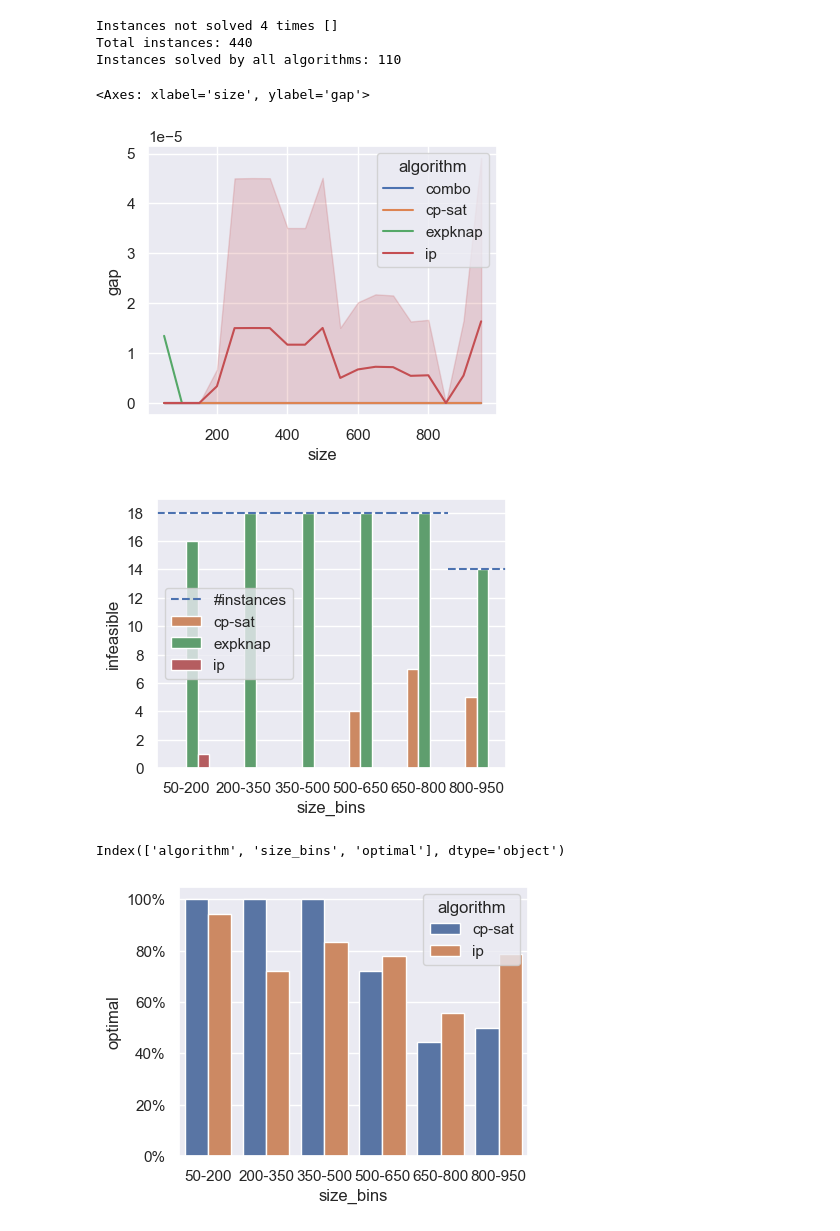
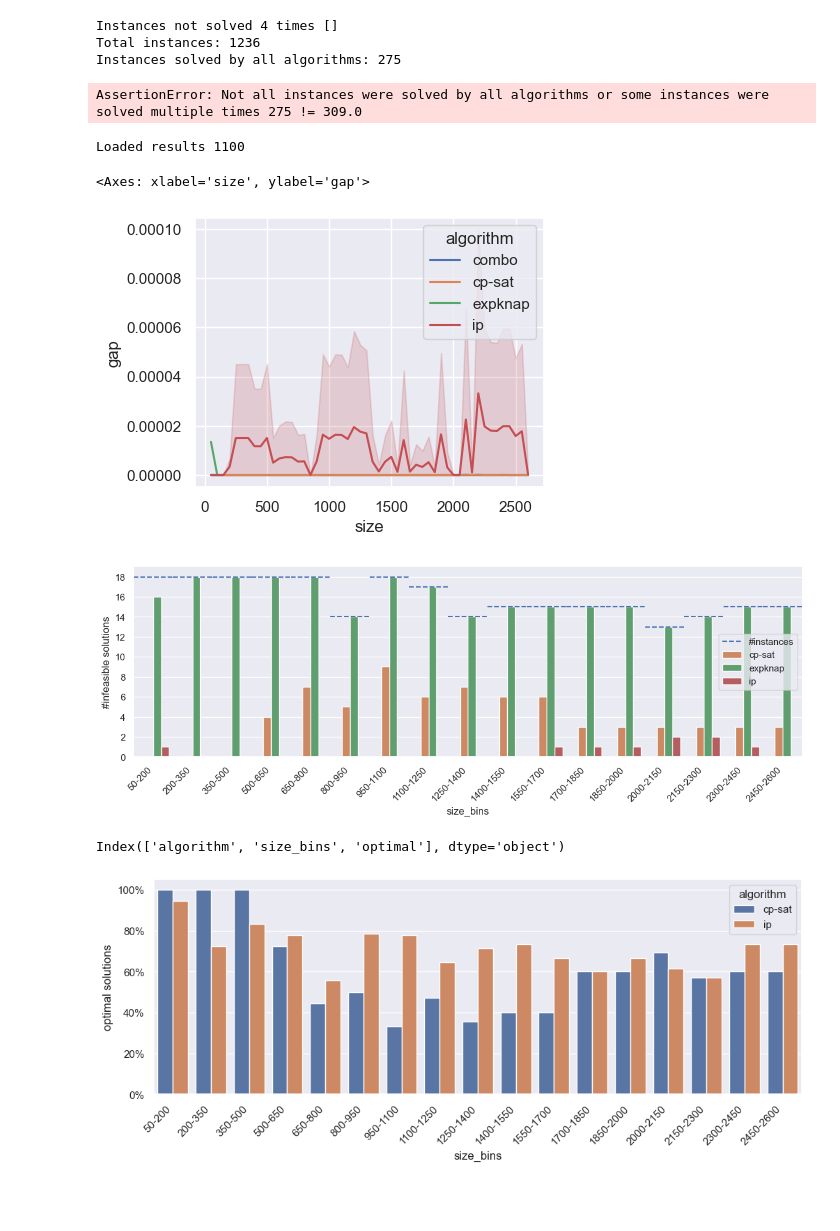
Before and after one commit to SoerenWilkening/QTG_0-1Knapsack, a Jupyter notebook: evaluation/06_classical_comparison.ipynb, the cells around one changed output. Cells and saved outputs as stored; diff of their text form; code cells hidden in the pictures; blank space fills up the shorter version.

Commit message:
New evaluations on classical benchmark

```diff
--- a/evaluation/06_classical_comparison.ipynb
+++ b/evaluation/06_classical_comparison.ipynb
@@ -19,7 +19,7 @@ plt.rcParams['figure.figsize'] = [4.5, 3.5]
 
 sns.set_theme()
 
-result_paths = ['results/exclusive/classical_benchmark/small']
+result_paths = ['results/exclusive/classical_benchmark/small', 'results/exclusive/classical_benchmark/large']
 # %%
 def _row_correction(row):
     # this function makes sure that the values in the results are uniform even though they are not
@@ -56,17 +56,18 @@ def _row_correction(row):
 
     return row
 # %%
+max_instance_size = 2600
 best_bounds = defaultdict(lambda: np.inf)
 best_solution = defaultdict(int)
 instance_solved = defaultdict(int)
 total_instances = 0
 
 for path in result_paths:
-    solutions = [_row_correction(row) for row in Benchmark(path)]
+    solutions = [_row_correction(row) for row in Benchmark(path)
+        if row['parameters']['args']['instance']['size'] <= max_instance_size]
 
     for row in solutions:
         instance_name = row['parameters']['args']['instance']['name']
-
         instance_solved[instance_name] += 1
 
         if row['result']['feasible']:
@@ -98,22 +99,32 @@ assert all([best_solution[instance] == best_bounds[instance] for instance in
             best_bounds]), f"Best solution is not equal to best bound for some instances {[(instance, best_solution[instance], best_bounds[instance]) for instance in best_bounds if best_solution[instance] != best_bounds[instance]]}"
 
 assert len(
-    best_bounds) == total_instances / 4, f"Not all instances were solved by all algorithms or some instances were solved multiple times"
+    best_bounds) == total_instances / 4, f"Not all instances were solved by all algorithms or some instances were solved multiple times {len(best_bounds)} != {total_instances / 4}"
 # %% [output]
 Instances not solved 4 times []
-Total instances: 440
-Instances solved by all algorithms: 110
+Total instances: 1236
+Instances solved by all algorithms: 275
+AssertionError: Not all instances were solved by all algorithms or some instances were solved multiple times 275 != 309.0
 # %%
 def parse_row(row):
     row = _row_correction(row)
     is_feasible = row['result']['feasible']
+    instance_name = row['parameters']['args']['instance']['name']
+
+    if instance_name not in instance_solved:
+        return None
+
     if is_feasible:
-        gap = np.abs(best_bounds[row['parameters']['args']['instance']['name']] -
+        gap = np.abs(best_bounds[instance_name] -
                       row['result']['objective_value']) / np.abs(row['result']['objective_value'])
     else:
         gap = np.inf
 
-    instance_name = row['parameters']['args']['instance']['name']
+    local_gap = np.inf
+
+    if "best_bound" in row["result"]:
+        local_gap = np.abs(row['result']['best_bound']-row['result']['objective_value']) / np.abs(row['result']['objective_value'])
+
 
     return {
         'algorithm': row['parameters']['args']['solver'],
@@ -123,6 +134,7 @@ def parse_row(row):
         'feasible': is_feasible,
         'infeasible':not is_feasible,
         'gap': gap,
+        'local_gap': local_gap,
         'objective_value': row['result']['objective_value'],
         'optimal': best_bounds[instance_name] == row['result']['objective_value']
     }
@@ -131,42 +143,46 @@ def parse_row(row):
 results = pd.concat([read_as_pandas(path, parse_row) for path in result_paths])
 results.sort_values(by=['algorithm', 'size'], inplace=True)
 
-evaluation_bins = list(range(50,1000,150))
+evaluation_bins = list(range(50,max_instance_size+150,150))
 group_names = [f"{evaluation_bins[i]}-{evaluation_bins[i+1]}" for i in range(len(evaluation_bins)-1)]
 
 results['size_bins'] = pd.cut(results['size'], bins=evaluation_bins,
                                 labels=group_names, include_lowest=True, right=False)
+print("Loaded results", len(results))
+# %% [output]
+Loaded results 1100
 # %%
 fig, ax = plt.subplots()
 sns.lineplot(data=results[(results["feasible"] ==True)], x='size', y='gap', hue='algorithm', ax=ax)
 # %% [output]
 <Axes: xlabel='size', ylabel='gap'>
-[figure, old version]
+[figure, new version]
 # %%
 how_many_infeasible = results.groupby(['algorithm', 'size_bins'], observed=True)['infeasible'].sum().reset_index()
 how_many_feasible = results.groupby(['algorithm', 'size_bins'], observed=True)['feasible'].sum().reset_index()
 
-fig, ax = plt.subplots()
+fig, ax = plt.subplots(figsize=(14, 4))
 
 for i, row in how_many_feasible.iterrows():
     if row['algorithm'] != "combo":
         continue
     ax.plot([i-0.5, i+0.5], [row['feasible'], row['feasible']], color='C0', linestyle='--', label="#instances" if i == 0 else None)
 
 sns.barplot(data=how_many_infeasible[how_many_infeasible["algorithm"] != "combo"], x='size_bins', y='infeasible', hue='algorithm', hue_order=["combo", "cp-sat", "expknap", "ip"], ax=ax)
 
 ax.set_ylim(0, 19)
 ax.set_yticks(list(range(0, 20, 2)))
-
+ax.set_xticks(ax.get_xticks(), ax.get_xticklabels(), rotation=45, ha='right')
+ax.set_ylabel("#infeasible solutions")
 legend = ax.legend()
 handles, labels = ax.get_legend_handles_labels()
 
 
 ax.legend(handles=handles[:1]+handles[2:], labels=labels[:1]+labels[2:])
 
 plt.show()
 # %% [output]
-[figure, old version]
+[figure, new version]
 # %%
 size_measure = "size_bins"
 how_many_optimal = results.groupby(['algorithm', size_measure], observed=True)['optimal'].sum().reset_index()
@@ -174,13 +190,14 @@ how_many_optimal = results.groupby(['algorithm', size_measure], observed=True)['
 print(how_many_optimal.columns)
 how_many_optimal['optimal'] = how_many_optimal.apply(lambda row: row["optimal"] / len(results[(results['algorithm'] == "combo") & (results[size_measure] == row[size_measure])]), axis=1)
 
-fig, ax = plt.subplots()
+fig, ax = plt.subplots(figsize=(12, 4))
 sns.barplot(data=how_many_optimal[(how_many_optimal["algorithm"] != "expknap") & (how_many_optimal["algorithm"] != "combo")], x=size_measure, y='optimal', hue='algorithm', ax=ax)
 
 # format y axis in percent
 ax.yaxis.set_major_formatter(mtick.PercentFormatter(1.0))
-
+ax.set_xticks(ax.get_xticks(), ax.get_xticklabels(), rotation=45, ha='right')
+ax.set_ylabel("optimal solutions")
 plt.show()
 # %% [output]
 Index(['algorithm', 'size_bins', 'optimal'], dtype='object')
-[figure, old version]
+[figure, new version]
```
